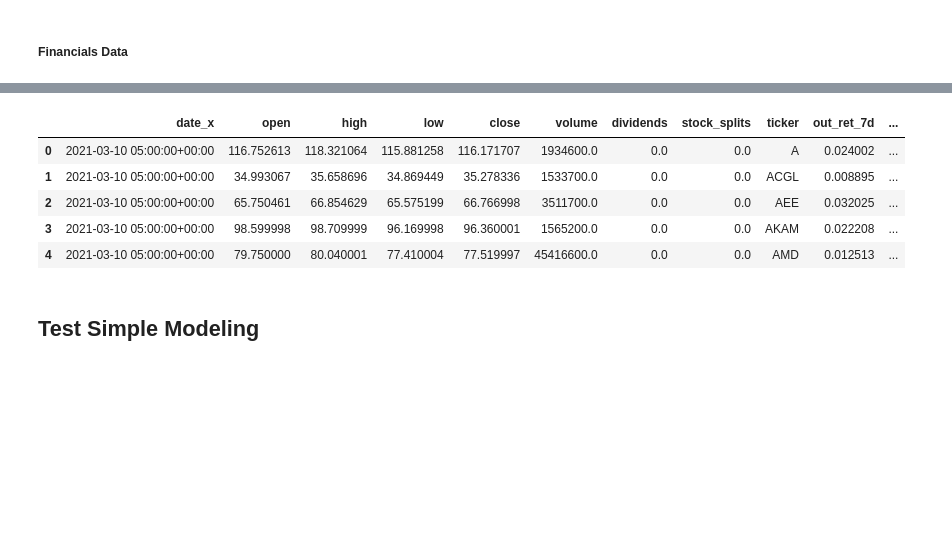
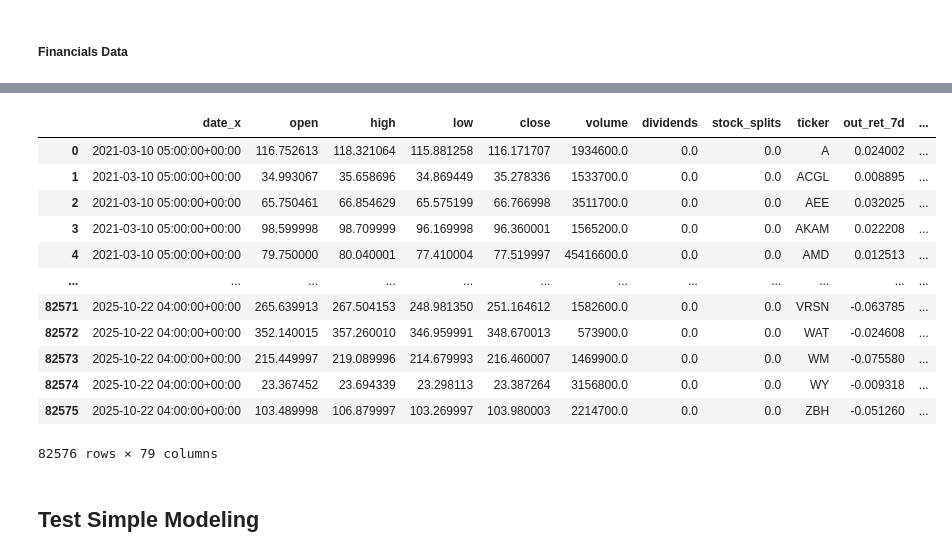
Before and after one commit to tuawong/stock-trading, a Jupyter notebook: DataTestAndTraining.ipynb, the cells around one changed output, grey strips where cells are left out. Saved outputs shown, nothing was run; the diff lists cells and outputs as text; code cells hidden in the pictures; blank space fills up the shorter version.

Commit message:
Test Adding Fundamentals

```diff
--- a/DataTestAndTraining.ipynb
+++ b/DataTestAndTraining.ipynb
@@ -227,10 +229,10 @@ outdata.head()
 # %%
-financials_df = pd.read_csv("data/company_financials.csv")
+fundamentals = pd.read_csv("data/fundamentals_signals.csv")
 # %%
-financials_df['date'] = pd.to_datetime(financials_df['date'], utc=True)
+fundamentals['date'] = pd.to_datetime(fundamentals['date'], utc=True)
 
 #Assume 45D lags in financial reporting
-financials_df['report_date'] = financials_df['date'] + pd.Timedelta('45d')
+fundamentals['report_date'] = fundamentals['date'] + pd.Timedelta(date_band)
 
-financials_df = financials_df.sort_values(["ticker", "report_date"])
+fundamentals = fundamentals.sort_values(["ticker", "report_date"])
 # %%
@@ -251,14 +253,30 @@ report_date                ticker
 Name: count, Length: 5338, dtype: int64
 # %%
-financials_df = financials_df.groupby(['ticker', 'date']).mean().reset_index()
+fundamentals = fundamentals.groupby(['ticker', 'date', 'period', 'report_date']).mean().reset_index()
 # %%
 merged = pd.merge_asof(
     outdata.sort_values(["date", "ticker"]),
-    financials_df.sort_values(["report_date", "ticker"]),
+    fundamentals.sort_values(["report_date", "ticker"]),
     left_on="date",
     right_on="report_date",
     by="ticker",
     direction="backward",
     tolerance=pd.Timedelta("180D")  # optional but recommended
 )
+# %%
+merged
+# %% [output]
+|  | date_x | open | high | low | close | volume | dividends | stock_splits | ticker | out_ret_7d | ... |
+| 0 | 2021-03-10 05:00:00+00:00 | 116.752613 | 118.321064 | 115.881258 | 116.171707 | 1934600.0 | 0.0 | 0.0 | A | 0.024002 | ... |
+| 1 | 2021-03-10 05:00:00+00:00 | 34.993067 | 35.658696 | 34.869449 | 35.278336 | 1533700.0 | 0.0 | 0.0 | ACGL | 0.008895 | ... |
+| 2 | 2021-03-10 05:00:00+00:00 | 65.750461 | 66.854629 | 65.575199 | 66.766998 | 3511700.0 | 0.0 | 0.0 | AEE | 0.032025 | ... |
+| 3 | 2021-03-10 05:00:00+00:00 | 98.599998 | 98.709999 | 96.169998 | 96.360001 | 1565200.0 | 0.0 | 0.0 | AKAM | 0.022208 | ... |
+| 4 | 2021-03-10 05:00:00+00:00 | 79.750000 | 80.040001 | 77.410004 | 77.519997 | 45416600.0 | 0.0 | 0.0 | AMD | 0.012513 | ... |
+| ... | ... | ... | ... | ... | ... | ... | ... | ... | ... | ... | ... |
+| 82571 | 2025-10-22 04:00:00+00:00 | 265.639913 | 267.504153 | 248.981350 | 251.164612 | 1582600.0 | 0.0 | 0.0 | VRSN | -0.063785 | ... |
+| 82572 | 2025-10-22 04:00:00+00:00 | 352.140015 | 357.260010 | 346.959991 | 348.670013 | 573900.0 | 0.0 | 0.0 | WAT | -0.024608 | ... |
+| 82573 | 2025-10-22 04:00:00+00:00 | 215.449997 | 219.089996 | 214.679993 | 216.460007 | 1469900.0 | 0.0 | 0.0 | WM | -0.075580 | ... |
+| 82574 | 2025-10-22 04:00:00+00:00 | 23.367452 | 23.694339 | 23.298113 | 23.387264 | 3156800.0 | 0.0 | 0.0 | WY | -0.009318 | ... |
+| 82575 | 2025-10-22 04:00:00+00:00 | 103.489998 | 106.879997 | 103.269997 | 103.980003 | 2214700.0 | 0.0 | 0.0 | ZBH | -0.051260 | ... |
+82576 rows × 79 columns
 # %%
@@ -326,12 +295,3 @@ avg = float(np.nanmean(daily.values))
-# %%
-merged.head()
-# %% [output]
-|  | date_x | open | high | low | close | volume | dividends | stock_splits | ticker | out_ret_7d | ... |
-| 0 | 2021-03-10 05:00:00+00:00 | 116.752613 | 118.321064 | 115.881258 | 116.171707 | 1934600.0 | 0.0 | 0.0 | A | 0.024002 | ... |
-| 1 | 2021-03-10 05:00:00+00:00 | 34.993067 | 35.658696 | 34.869449 | 35.278336 | 1533700.0 | 0.0 | 0.0 | ACGL | 0.008895 | ... |
-| 2 | 2021-03-10 05:00:00+00:00 | 65.750461 | 66.854629 | 65.575199 | 66.766998 | 3511700.0 | 0.0 | 0.0 | AEE | 0.032025 | ... |
-| 3 | 2021-03-10 05:00:00+00:00 | 98.599998 | 98.709999 | 96.169998 | 96.360001 | 1565200.0 | 0.0 | 0.0 | AKAM | 0.022208 | ... |
-| 4 | 2021-03-10 05:00:00+00:00 | 79.750000 | 80.040001 | 77.410004 | 77.519997 | 45416600.0 | 0.0 | 0.0 | AMD | 0.012513 | ... |
 # %% [markdown]
 ## Test Simple Modeling
 # %%
```
Also changed, not shown: parts of 9 cells of this notebook, 1 other file.
